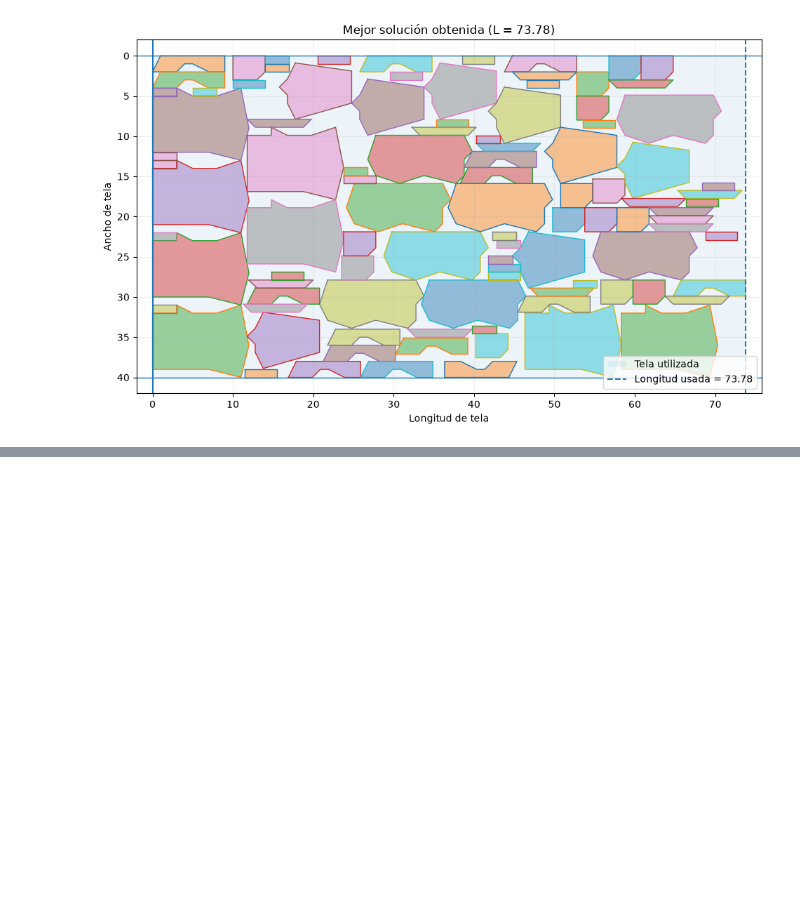
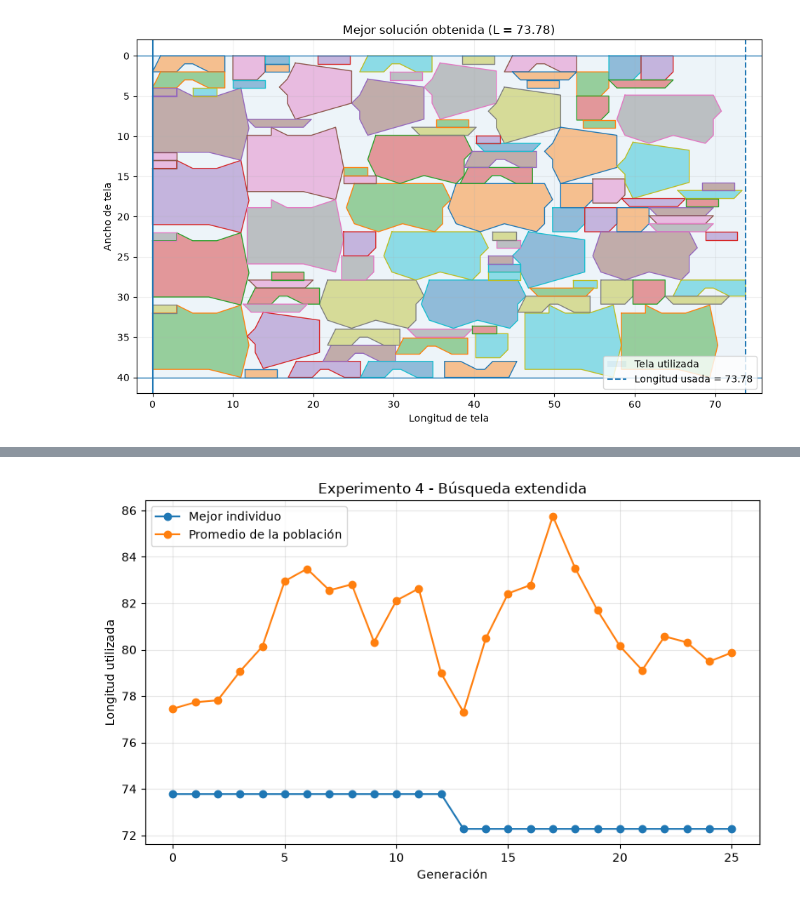
Before and after one commit to Gabriela-Sol/ae-nesting, a Jupyter notebook: notebooks/02_experimentos_ga.ipynb, the cells around one changed output, grey strips where cells are left out. Saved outputs shown, nothing was run; the diff lists cells and outputs as text; code cells hidden in the pictures; blank space fills up the shorter version.

Commit message:
Añado Experimento extendido

```diff
--- a/notebooks/02_experimentos_ga.ipynb
+++ b/notebooks/02_experimentos_ga.ipynb
@@ -2820,0 +2923,5 @@ with open(
+# %%
+experiment_4_population = [
+    create_deap_individual(genome)
+    for genome in experiment_4_genomes
+]
@@ -2820,0 +2987,30 @@ with open(
+# %%
+experiment_4_population_final, \
+experiment_4_best, \
+experiment_4_history = (
+    run_genetic_algorithm(
+        population=experiment_4_population,
+        toolbox=experiment_4_toolbox,
+        cache=experiment_4_cache,
+        n_generations=(
+            experiment_4_params[
+                "n_generations"
+            ]
+        ),
+        crossover_probability=(
+            experiment_4_params[
+                "crossover_probability"
+            ]
+        ),
+        mutation_probability=(
+            experiment_4_params[
+                "mutation_probability"
+            ]
+        ),
+        elite_size=(
+            experiment_4_params[
+                "elite_size"
+            ]
+        ),
+    )
+)
@@ -2820,0 +3116,9 @@ with open(
+# %%
+fig, ax = plot_experiment_history(
+    history=experiment_4_history,
+    title="Experimento 4 - Búsqueda extendida",
+)
+
+plt.show()
+# %% [output]
+[figure, added]
```
Also changed, not shown: parts of 41 cells of this notebook, 9 other files.
